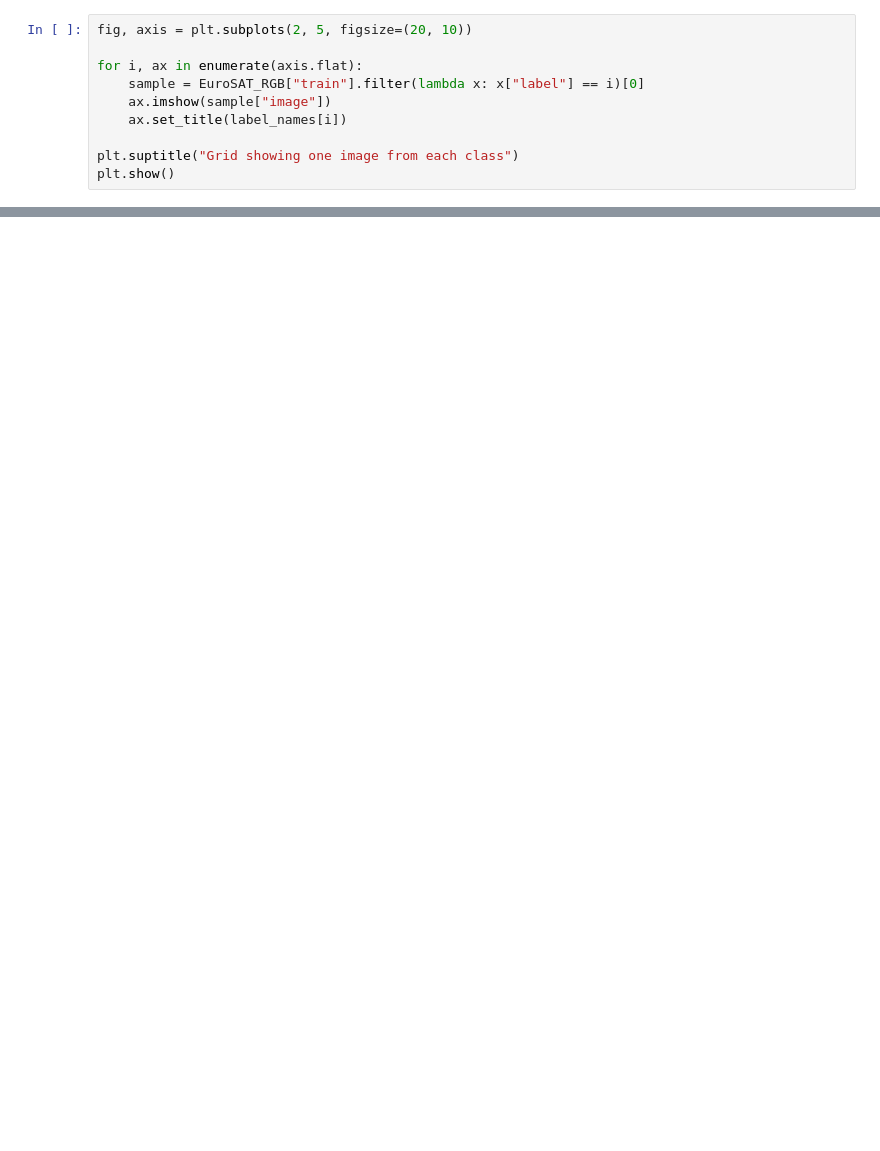
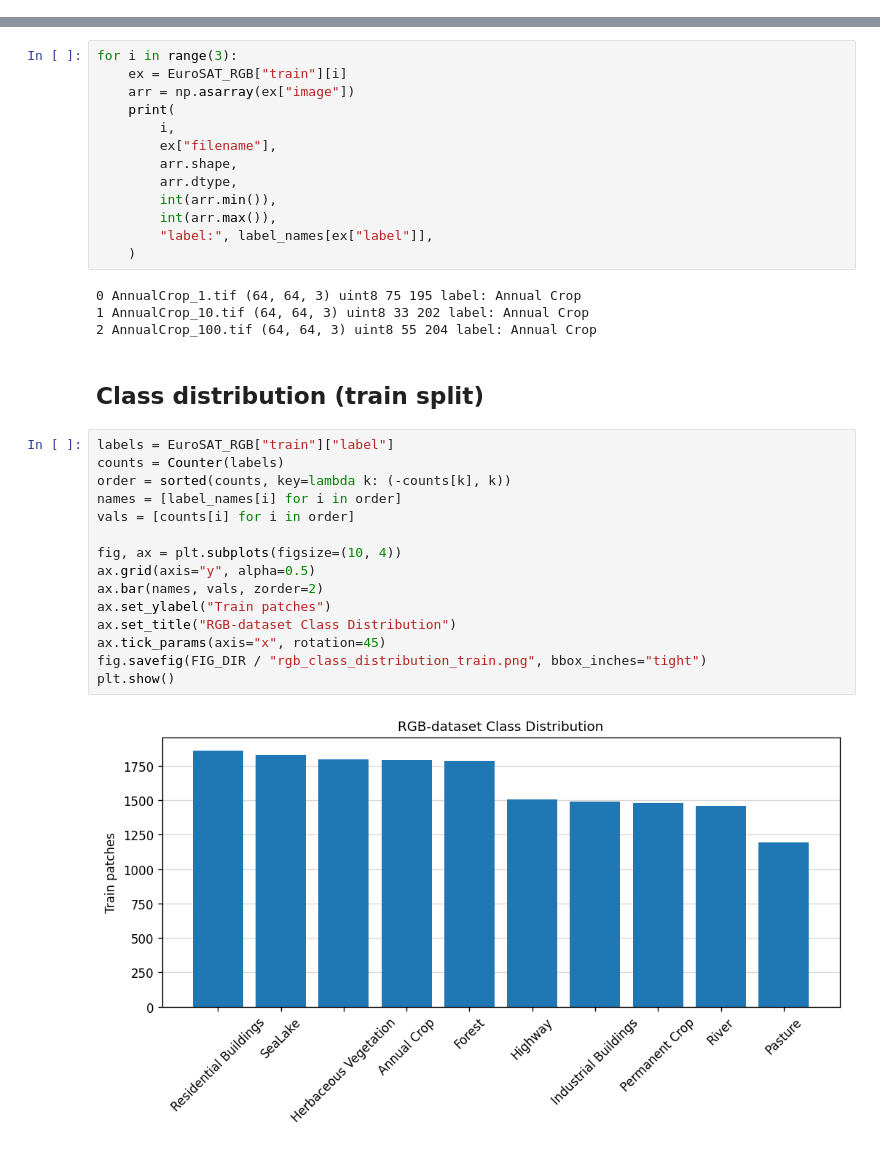
Before and after one commit to davidlsan/EuroSAT-Land-Cover-Classification, a Jupyter notebook: notebooks/01_data_exploration.ipynb, the cells around one changed output, grey strips where cells are left out. Drawn from its saved outputs; the diff is of its cells as text; blank space fills up the shorter version.

```diff
--- a/notebooks/01_data_exploration.ipynb
+++ b/notebooks/01_data_exploration.ipynb
@@ -53,10 +0,0 @@ Next let's take a look at some sample images to get a better understanding of wh
-# %%
-fig, axis = plt.subplots(2, 5, figsize=(20, 10))
-
-for i, ax in enumerate(axis.flat):
-    sample = EuroSAT_RGB["train"].filter(lambda x: x["label"] == i)[0]
-    ax.imshow(sample["image"])
-    ax.set_title(label_names[i])
-
-plt.suptitle("Grid showing one image from each class")
-plt.show()
@@ -68,0 +69,36 @@ From the grid we can see one image from each land cover class. In my opinion, i
+# %%
+for i in range(3):
+    ex = EuroSAT_RGB["train"][i]
+    arr = np.asarray(ex["image"])
+    print(
+        i,
+        ex["filename"],
+        arr.shape,
+        arr.dtype,
+        int(arr.min()),
+        int(arr.max()),
+        "label:", label_names[ex["label"]],
+    )
+# %% [output]
+0 AnnualCrop_1.tif (64, 64, 3) uint8 75 195 label: Annual Crop
+1 AnnualCrop_10.tif (64, 64, 3) uint8 33 202 label: Annual Crop
+2 AnnualCrop_100.tif (64, 64, 3) uint8 55 204 label: Annual Crop
+# %% [markdown]
+## Class distribution (train split)
+# %%
+labels = EuroSAT_RGB["train"]["label"]
+counts = Counter(labels)
+order = sorted(counts, key=lambda k: (-counts[k], k))
+names = [label_names[i] for i in order]
+vals = [counts[i] for i in order]
+
+fig, ax = plt.subplots(figsize=(10, 4))
+ax.grid(axis="y", alpha=0.5)
+ax.bar(names, vals, zorder=2)
+ax.set_ylabel("Train patches")
+ax.set_title("RGB-dataset Class Distribution")
+ax.tick_params(axis="x", rotation=45)
+fig.savefig(FIG_DIR / "rgb_class_distribution_train.png", bbox_inches="tight")
+plt.show()
+# %% [output]
+[figure, added]
```
Also changed, not shown: parts of 22 cells of this notebook, 15 other files.
